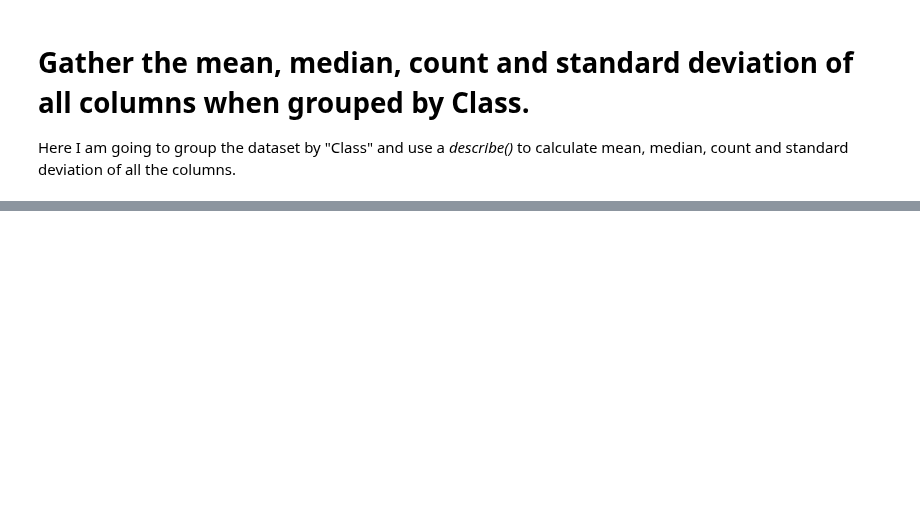
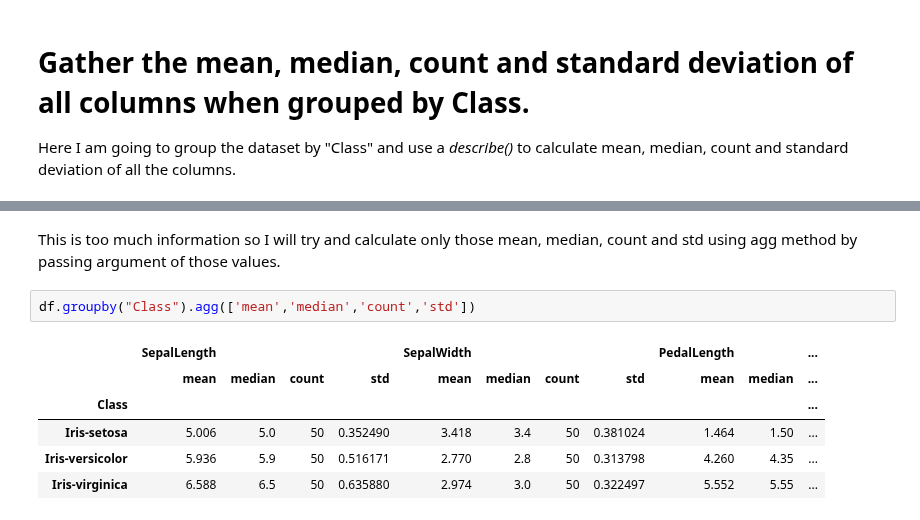
Before and after one commit to aayushbhurtel/Data_Visualization, a Jupyter notebook: Quiz17.ipynb, the cells around one changed output, grey strips where cells are left out. Cells and saved outputs as stored; diff of their text form; blank space fills up the shorter version.

```diff
--- a/Quiz17.ipynb
+++ b/Quiz17.ipynb
@@ -103,0 +118,11 @@ df.groupby("Class").describe()
+# %% [markdown]
+This is too much information so I will try and calculate only those mean, median, count and std using agg method by passing argument of those values.
+# %%
+df.groupby("Class").agg(['mean','median','count','std'])
+# %% [output]
+|  | SepalLength |  |  |  | SepalWidth |  |  |  | PedalLength |  | ... |
+|  | mean | median | count | std | mean | median | count | std | mean | median | ... |
+| Class |  |  |  |  |  |  |  |  |  |  | ... |
+| Iris-setosa | 5.006 | 5.0 | 50 | 0.352490 | 3.418 | 3.4 | 50 | 0.381024 | 1.464 | 1.50 | ... |
+| Iris-versicolor | 5.936 | 5.9 | 50 | 0.516171 | 2.770 | 2.8 | 50 | 0.313798 | 4.260 | 4.35 | ... |
+| Iris-virginica | 6.588 | 6.5 | 50 | 0.635880 | 2.974 | 3.0 | 50 | 0.322497 | 5.552 | 5.55 | ... |
```
Also changed, not shown: parts of 6 cells of this notebook.
